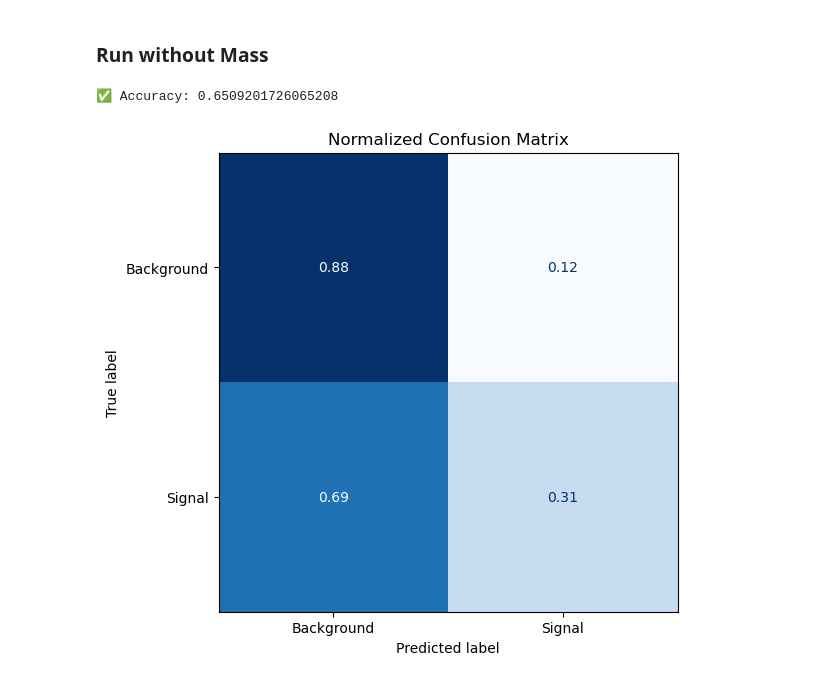
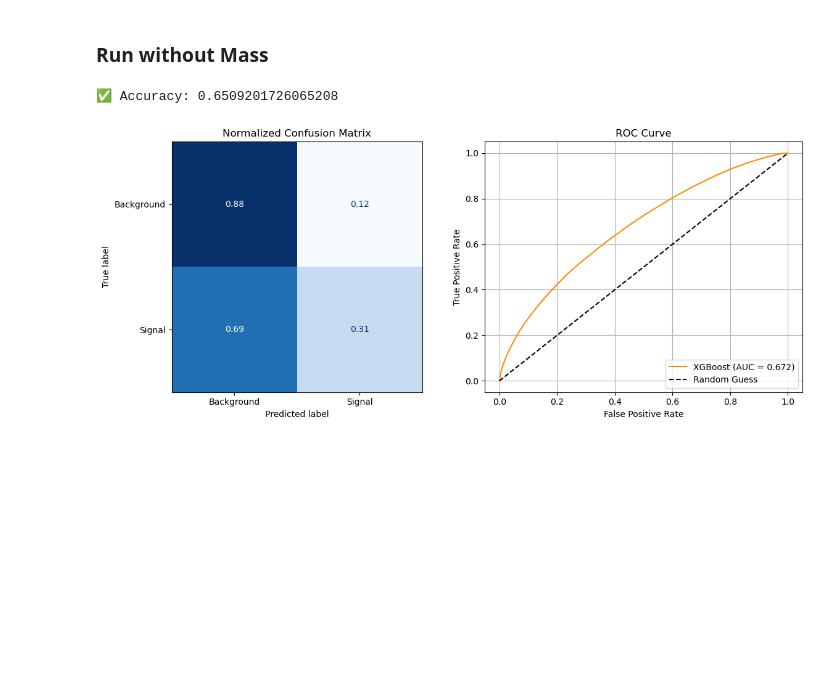
Before and after one commit to LodeVermeulen/ML-for-physics-project, a Jupyter notebook: run_XGboost.ipynb, the cells around one changed output. Cells and saved outputs as stored; diff of their text form; code cells hidden in the pictures; blank space fills up the shorter version.

```diff
--- a/run_XGboost.ipynb
+++ b/run_XGboost.ipynb
@@ -295,35 +341,56 @@ def plot_binned_background_shape_without_mass(
 # %%
 columns = [
     'Jets_Phi_Lead', 'Jets_Phi_Sub',
     'Jets_Eta_Lead', 'Jets_Eta_Sub',
     'Muons_Phi_Lead', 'Muons_Phi_Sub',
     'Muons_Eta_Lead', 'Muons_Eta_Sub',
     'Muons_Minv_MuMu_Fsr',
     'Binary_Target', 'weight'
 ]
 
 # Load the data
 background_df = load_data("Background.root", columns)
 signal_df = load_data("Signal.root", columns)
 
 # Prepare the data
 x_val, y_val, weight, mass = prepare_data_without_mass(background_df, signal_df)
 
 # Split and scale
 X_train, X_test, y_train, y_test, weight_train, weight_test, mass_train, mass_test, scale = split_and_scale_without_mass(x_val, y_val, weight, mass)
 
 # Train model
 model = train_xgboost(X_train, y_train)
 
 # Evaluate
 y_pred = model.predict(X_test)
 print("✅ Accuracy:", accuracy_score(y_test, y_pred))
 
-# Plot confusion matrix
-plot_confusion_matrix(y_test, y_pred)
+# Start plotting side-by-side
+fig, (ax1, ax2) = plt.subplots(1, 2, figsize=(12, 5))
+
+# --- Confusion Matrix ---
+cm = confusion_matrix(y_test, y_pred, normalize='true')
+disp = ConfusionMatrixDisplay(confusion_matrix=cm, display_labels=["Background", "Signal"])
+disp.plot(ax=ax1, cmap=plt.cm.Blues, colorbar=False, values_format=".2f")
+ax1.set_title("Normalized Confusion Matrix")
+
+# --- ROC Curve ---
+y_probs = model.predict_proba(X_test)[:, 1]
+fpr, tpr, thresholds = roc_curve(y_test, y_probs)
+auc = roc_auc_score(y_test, y_probs)
+ax2.plot(fpr, tpr, label=f"XGBoost (AUC = {auc:.3f})", color="darkorange")
+ax2.plot([0, 1], [0, 1], 'k--', label="Random Guess")
+ax2.set_xlabel("False Positive Rate")
+ax2.set_ylabel("True Positive Rate")
+ax2.set_title("ROC Curve")
+ax2.legend(loc="lower right")
+ax2.grid(True)
+
+plt.tight_layout()
+plt.show()
 # %% [output]
 ✅ Accuracy: 0.6509201726065208
-[figure, old version]
+[figure, new version]
 # %%
 plot_binned_background_shape_without_mass(
     model, X_test, y_test, weight_test, mass_test,
```
Also changed, not shown: parts of 4 cells of this notebook.
